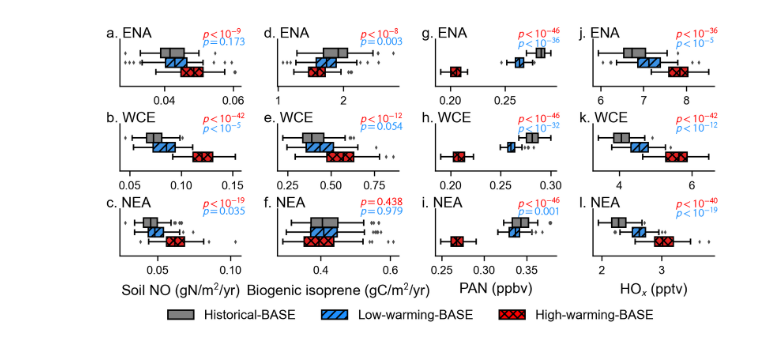
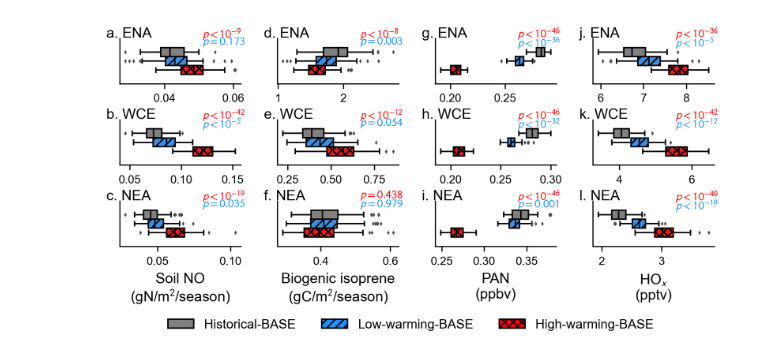
Before and after one commit to emmleroy/future-climate-ozone-sensitivity, a Jupyter notebook: figures_paper/Fig4_new.ipynb, the cells around one changed output. Drawn from its saved outputs; the diff is of its cells as text; code cells hidden in the pictures.

Commit message:
Change flux units to gX/m2/season instead of gX/m2/yr since we are only averaging the contributions from April-August

```diff
--- a/figures_paper/Fig4_new.ipynb
+++ b/figures_paper/Fig4_new.ipynb
@@ -107,11 +107,11 @@ SpeciesConc_HOx_df = get_dataframe("SpeciesConc_HOx", data_arrays_spec, months,
 # %%
 tools.set_matplotlib_font("Arial")
 
-fig = plt.figure(figsize=(6, 3.0), dpi=300)
+fig = plt.figure(figsize=(6, 3.1), dpi=300)
 
 outer_gs = gridspec.GridSpec(
     1, 4, figure=fig,
-    top=0.93, bottom=0.23, left=0.03, right=0.99,
+    top=0.93, bottom=0.28, left=0.03, right=0.99,
     wspace=0.30, hspace=0.07,
 )
 dfs = [EmisNO_Soil_df, EmisISOP_Biogenic_df, SpeciesConc_PAN_df, SpeciesConc_HOx_df]
@@ -123,11 +123,13 @@ PROPS = {
 }
 my_variables = ['EmisNO_Soil', 'EmisISOP_Biogenic', 'SpeciesConc_PAN', 'SpeciesConc_HOx']
 xlabels = [
-    r"Soil NO (gN/m$^2$/yr)",
-    r"Biogenic isoprene (gC/m$^2$/yr)",
-    r"PAN (ppbv)",
-    r"HO$_x$ (pptv)",
+    r"Soil NO" + "\n" + r"(gN/m$^2$/season)",
+    r"Biogenic isoprene" + "\n" + r"(gC/m$^2$/season)",
+    r"PAN" + "\n" + r"(ppbv)",
+    r"HO$_x$" + "\n" + r"(pptv)",
 ]
+
+
 colors = ["grey", "dodgerblue", "red"]
 regions = ['ENA', 'WCE', 'NEA']
 titles = ["a. ENA", "b. WCE", "c. NEA", "d. ENA", "e. WCE", "f. NEA", "g. ENA", "h. WCE", "i. NEA", "j. ENA", "k. WCE", "l. NEA"]
@@ -211,31 +213,31 @@ for outer_ind in range(4):
         else:
             ax.set_xlabel("")
 
 categories = ["Historical-BASE", "Low-warming-BASE", "High-warming-BASE"]
 colors = ["grey", "dodgerblue", "red"]
 hatches = ["", "////", "xxxx"]
 
 legend_patches = []
 for cat, color, hatch in zip(categories, colors, hatches):
     patch = patches.Patch(
         facecolor=color,
         hatch=hatch,
         edgecolor="k",
         linewidth=1,
         label=cat
     )
     legend_patches.append(patch)
 
 fig.legend(
     handles=legend_patches,
     loc="lower center",
     ncol=len(categories),
     bbox_to_anchor=(0.5, -0.02),
     frameon=False,
     fontsize=9
 )
 
 ################
 plt.savefig("Fig4_new.pdf")
 # %% [output]
-[figure, old version]
+[figure, new version]
```
Also changed, not shown: 3 other files.
